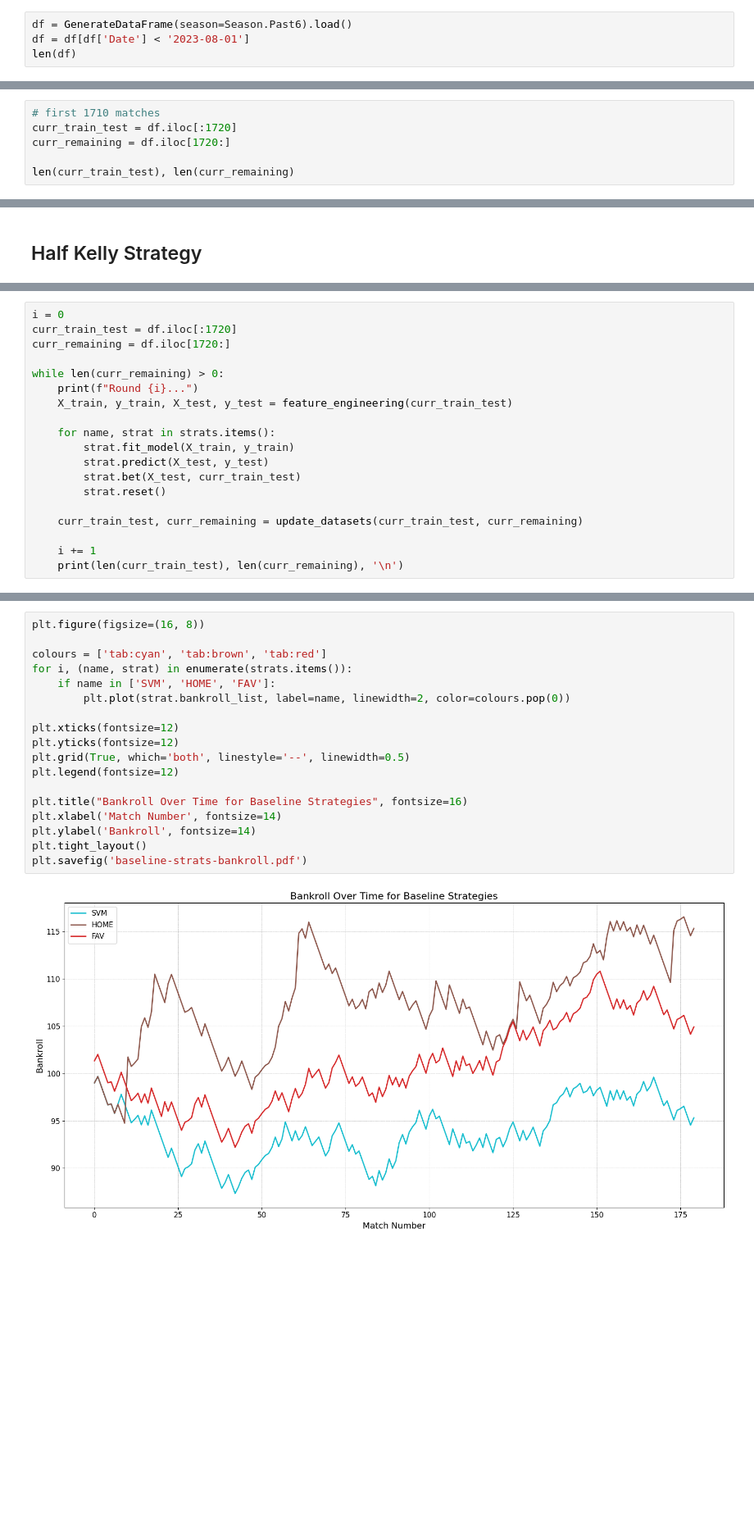
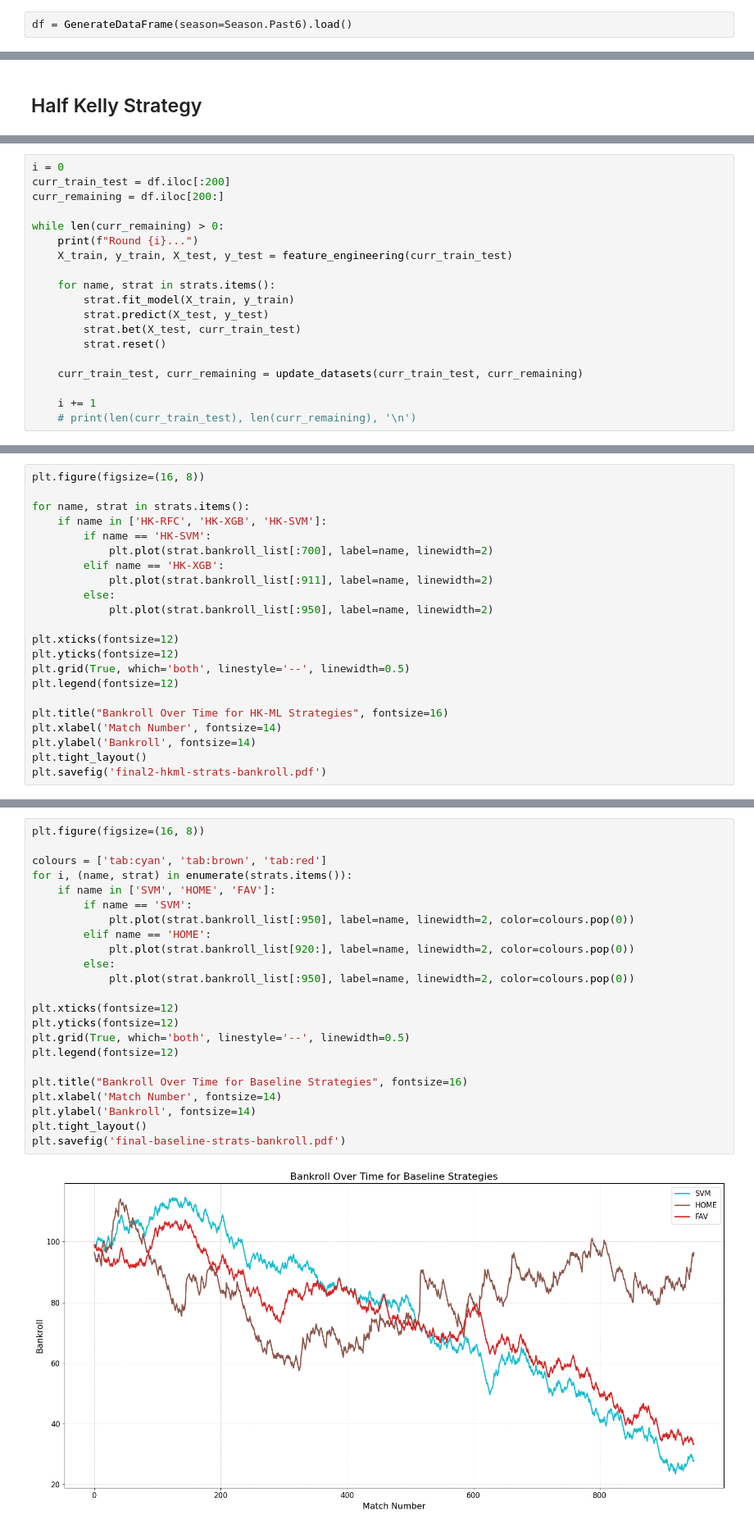
Before and after one commit to hubamatyas/Football-Arbitrage-Value-Betting, a Jupyter notebook: notebooks/backtest.ipynb, the cells around one changed output, grey strips where cells are left out. Shown at 82% size. Saved outputs shown, nothing was run; the diff lists cells and outputs as text; blank space fills up the shorter version.

```diff
--- a/notebooks/backtest.ipynb
+++ b/notebooks/backtest.ipynb
@@ -135,5 +135,3 @@ plt.show()
 ## Data Setup
 # %%
 df = GenerateDataFrame(season=Season.Past6).load()
-df = df[df['Date'] < '2023-08-01']
-len(df)
@@ -142,6 +137,0 @@ len(df)
-# %%
-# first 1710 matches
-curr_train_test = df.iloc[:1720]
-curr_remaining = df.iloc[1720:]
-
-len(curr_train_test), len(curr_remaining)
@@ -366,8 +395,8 @@ strats = {
 }
 # %%
 i = 0
-curr_train_test = df.iloc[:1720]
-curr_remaining = df.iloc[1720:]
+curr_train_test = df.iloc[:200]
+curr_remaining = df.iloc[200:]
 
 while len(curr_remaining) > 0:
     print(f"Round {i}...")
@@ -382,4 +411,4 @@ while len(curr_remaining) > 0:
     curr_train_test, curr_remaining = update_datasets(curr_train_test, curr_remaining)
 
     i += 1
-    print(len(curr_train_test), len(curr_remaining), '\n')
+    # print(len(curr_train_test), len(curr_remaining), '\n')
@@ -440,0 +454,22 @@ plt.savefig('hkml-strats-bankroll.pdf')
+# %%
+plt.figure(figsize=(16, 8))
+
+for name, strat in strats.items():
+    if name in ['HK-RFC', 'HK-XGB', 'HK-SVM']:
+        if name == 'HK-SVM':
+            plt.plot(strat.bankroll_list[:700], label=name, linewidth=2)
+        elif name == 'HK-XGB':
+            plt.plot(strat.bankroll_list[:911], label=name, linewidth=2)
+        else:
+            plt.plot(strat.bankroll_list[:950], label=name, linewidth=2)
+
+plt.xticks(fontsize=12)
+plt.yticks(fontsize=12)
+plt.grid(True, which='both', linestyle='--', linewidth=0.5)
+plt.legend(fontsize=12)
+
+plt.title("Bankroll Over Time for HK-ML Strategies", fontsize=16)
+plt.xlabel('Match Number', fontsize=14)
+plt.ylabel('Bankroll', fontsize=14)
+plt.tight_layout()
+plt.savefig('final2-hkml-strats-bankroll.pdf')
@@ -441,20 +478,25 @@ plt.savefig('hkml-strats-bankroll.pdf')
 # %%
 plt.figure(figsize=(16, 8))
 
 colours = ['tab:cyan', 'tab:brown', 'tab:red']
 for i, (name, strat) in enumerate(strats.items()):
     if name in ['SVM', 'HOME', 'FAV']:
-        plt.plot(strat.bankroll_list, label=name, linewidth=2, color=colours.pop(0))
+        if name == 'SVM':
+            plt.plot(strat.bankroll_list[:950], label=name, linewidth=2, color=colours.pop(0))
+        elif name == 'HOME':
+            plt.plot(strat.bankroll_list[920:], label=name, linewidth=2, color=colours.pop(0))
+        else:
+            plt.plot(strat.bankroll_list[:950], label=name, linewidth=2, color=colours.pop(0))
 
 plt.xticks(fontsize=12)
 plt.yticks(fontsize=12)
 plt.grid(True, which='both', linestyle='--', linewidth=0.5)
 plt.legend(fontsize=12)
 
 plt.title("Bankroll Over Time for Baseline Strategies", fontsize=16)
 plt.xlabel('Match Number', fontsize=14)
 plt.ylabel('Bankroll', fontsize=14)
 plt.tight_layout()
-plt.savefig('baseline-strats-bankroll.pdf')
+plt.savefig('final-baseline-strats-bankroll.pdf')
 # %% [output]
-[figure, old version]
+[figure, new version]
```
Also changed, not shown: parts of 13 cells of this notebook, 9 other files.
